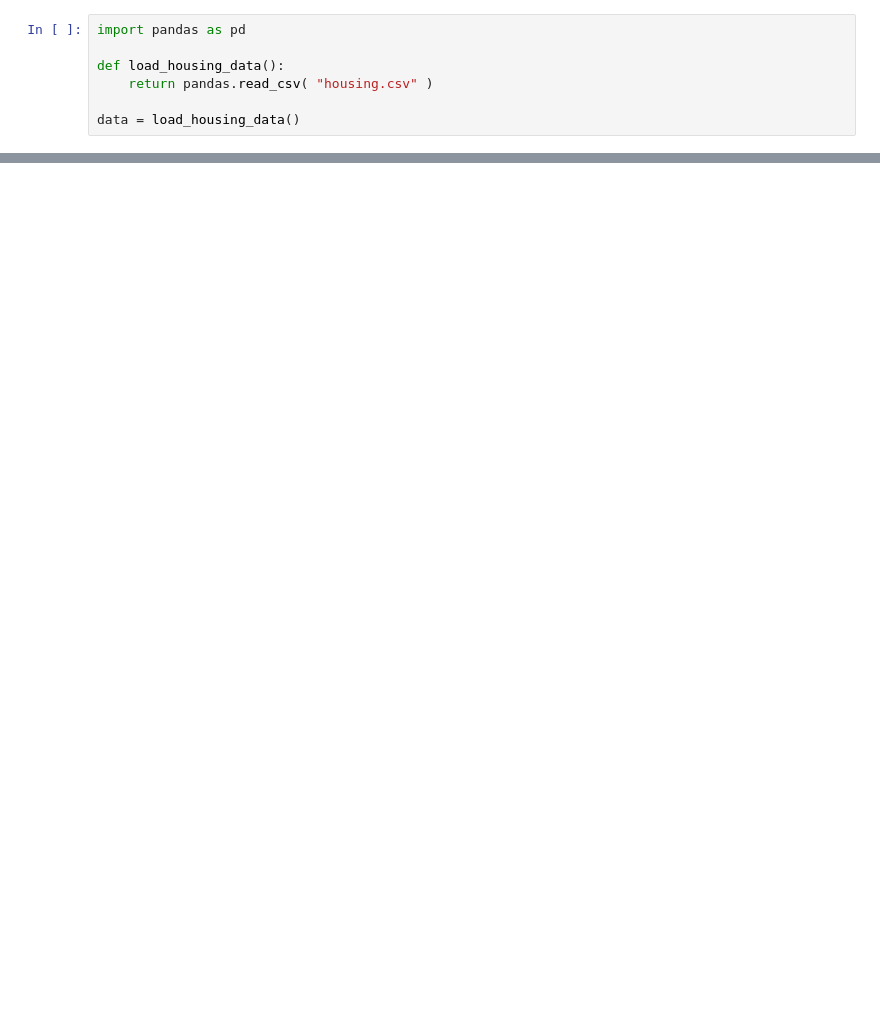
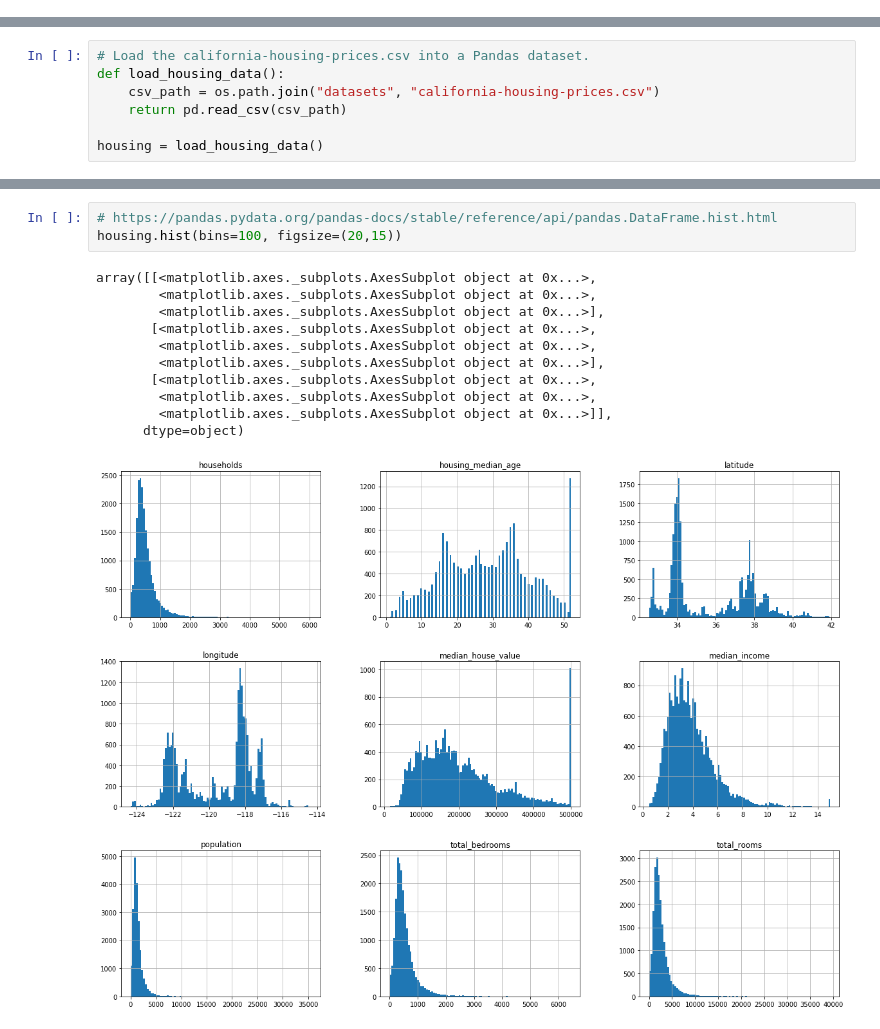
Before and after one commit to danidemi/tutorial-machine-learning, a Jupyter notebook: ml-esercizio-california.ipynb, the cells around one changed output, grey strips where cells are left out. Cells and saved outputs as stored; diff of their text form; blank space fills up the shorter version.

```diff
--- a/ml-esercizio-california.ipynb
+++ b/ml-esercizio-california.ipynb
@@ -17,7 +11,0 @@ unzip_data()
-# %%
-import pandas as pd
-
-def load_housing_data():
-    return pandas.read_csv( "housing.csv" )
-
-data = load_housing_data()
@@ -61,0 +27,7 @@ Name: ocean_proximity, dtype: int64
+# %%
+# Load the california-housing-prices.csv into a Pandas dataset.
+def load_housing_data():
+    csv_path = os.path.join("datasets", "california-housing-prices.csv")
+    return pd.read_csv(csv_path)
+
+housing = load_housing_data()
@@ -61,0 +97,15 @@ Name: ocean_proximity, dtype: int64
+# %%
+# https://pandas.pydata.org/pandas-docs/stable/reference/api/pandas.DataFrame.hist.html
+housing.hist(bins=100, figsize=(20,15))
+# %% [output]
+array([[<matplotlib.axes._subplots.AxesSubplot object at 0x...>,
+        <matplotlib.axes._subplots.AxesSubplot object at 0x...>,
+        <matplotlib.axes._subplots.AxesSubplot object at 0x...>],
+       [<matplotlib.axes._subplots.AxesSubplot object at 0x...>,
+        <matplotlib.axes._subplots.AxesSubplot object at 0x...>,
+        <matplotlib.axes._subplots.AxesSubplot object at 0x...>],
+       [<matplotlib.axes._subplots.AxesSubplot object at 0x...>,
+        <matplotlib.axes._subplots.AxesSubplot object at 0x...>,
+        <matplotlib.axes._subplots.AxesSubplot object at 0x...>]],
+      dtype=object)
+[figure, added]
```
Also changed, not shown: parts of 19 cells of this notebook, 7 other files.
